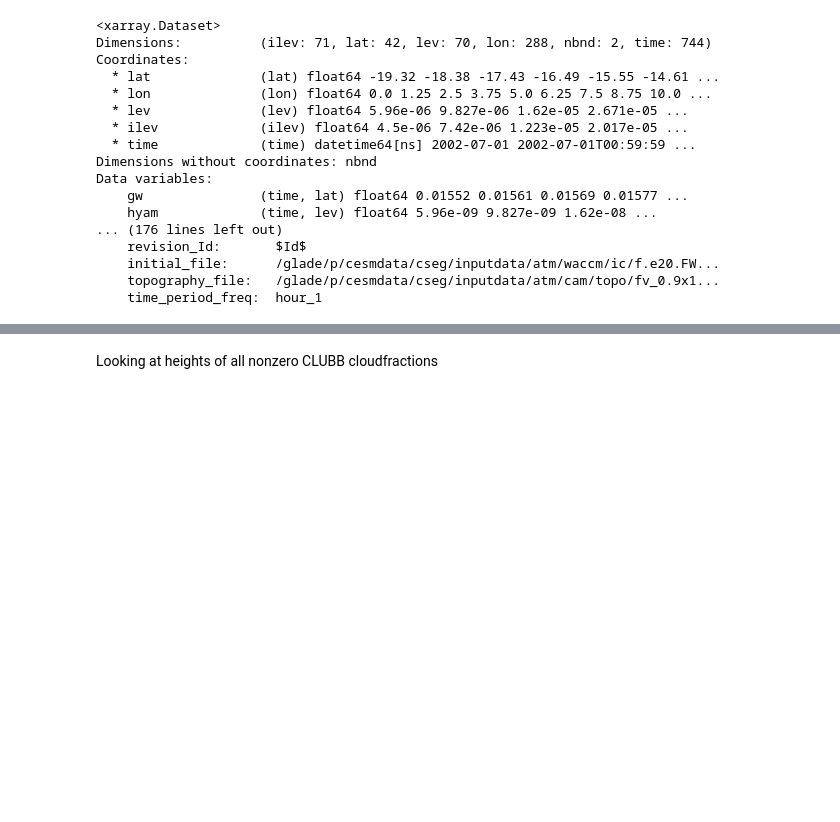
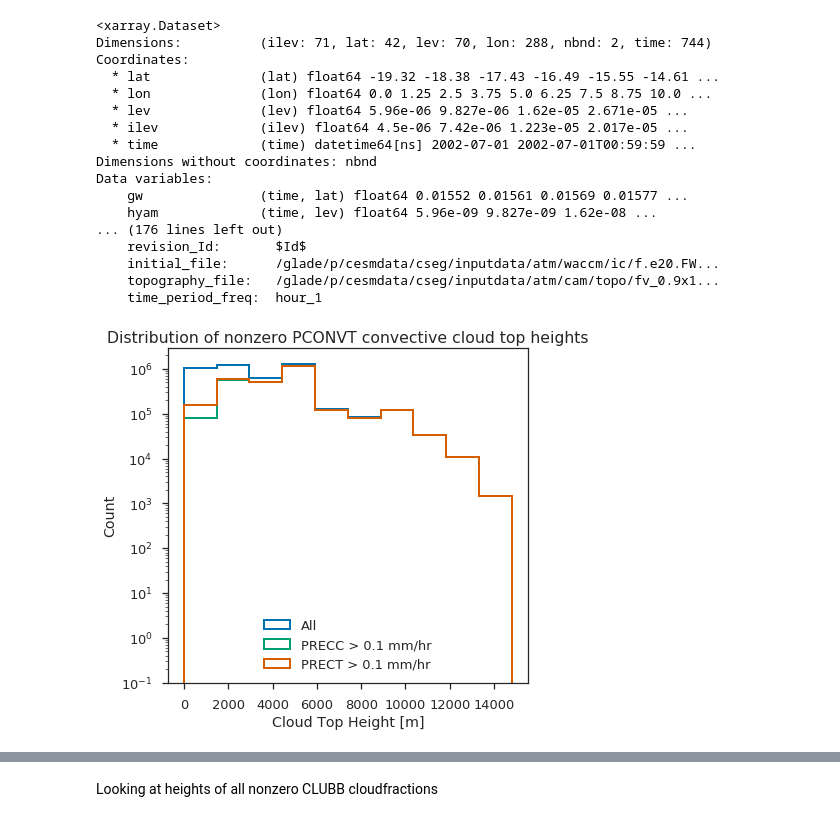
Before and after one commit to dcamron/ncar-gwdst, a Jupyter notebook: notebooks/clouds.ipynb, the cells around one changed output, grey strips where cells are left out. Saved outputs shown, nothing was run; the diff lists cells and outputs as text; code cells hidden in the pictures; blank space fills up the shorter version.

Commit message:
Worked on clouds analysis before beginning daunting waves analysis.

```diff
--- a/notebooks/clouds.ipynb
+++ b/notebooks/clouds.ipynb
@@ -47,3 +47,19 @@ Data variables:
     time_period_freq:  hour_1
 # %%
 pconvt = -7000 * np.log(ds['PCONVT'] / ds['PS'])    # Converting from pressure to height estimate
+# %%
+f, ax = plt.subplots(figsize=(7,6))
+
+pcbins = np.linspace(0, pconvt.max().values, 11)
+pconvt.where(pconvt > 0).plot.hist(ax=ax, bins=pcbins, log=True, histtype='step', linewidth=2, label='All')
+pconvt.where((ds['PRECC']*3.6e6) > 0.1).plot.hist(ax=ax, bins=pcbins, log=True, histtype='step', linewidth=2, label='PRECC > 0.1 mm/hr')
+pconvt.where((ds['PRECT']*3.6e6) > 0.1).plot.hist(ax=ax, bins=pcbins, log=True, histtype='step', linewidth=2, label='PRECT > 0.1 mm/hr')
+
+ax.legend(loc='lower center')
+ax.set_title('Distribution of nonzero PCONVT convective cloud top heights')
+ax.set_xlabel('Cloud Top Height [m]')
+
+plt.tight_layout()
+f.savefig('../figures/clouds/dist_pconvt.png')
+# %% [output]
+[figure, added]
```
Also changed, not shown: parts of 9 cells of this notebook, 5 other files.
